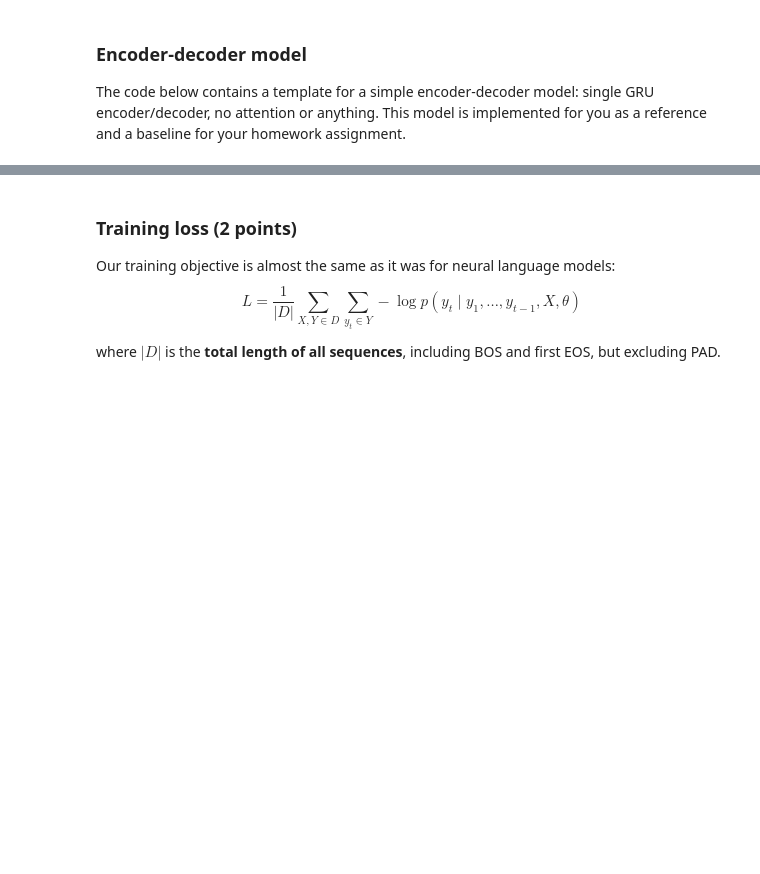
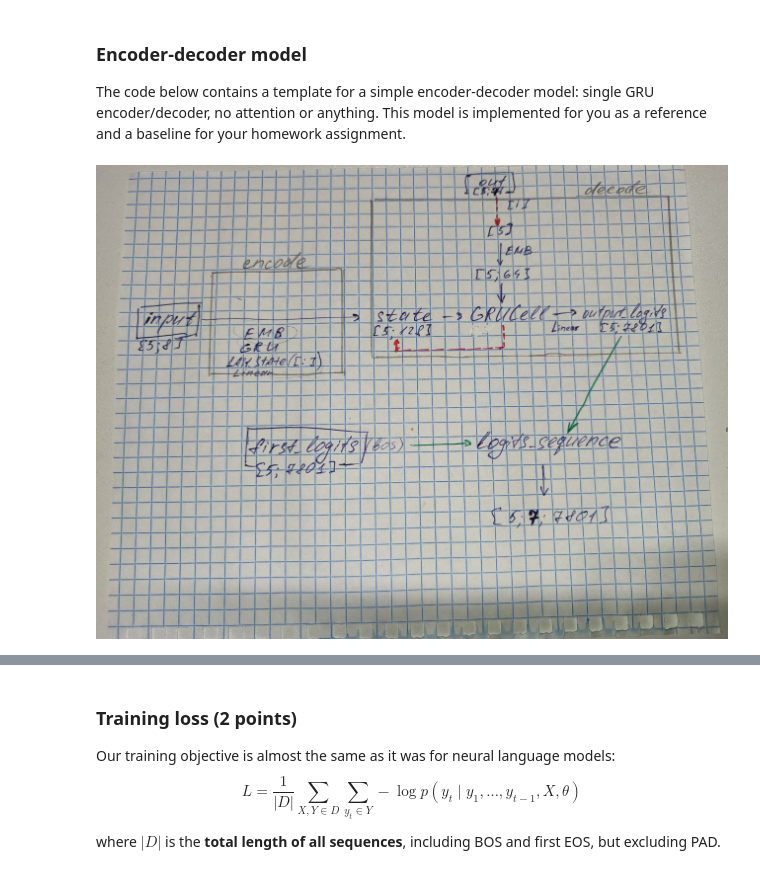
Before and after one commit to denzel-lito/yandexdataschool_nlp_course, a Jupyter notebook: week04_seq2seq/practice_and_homework_pytorch.ipynb, the cells around one changed output, grey strips where cells are left out. Cells and saved outputs as stored; diff of their text form; code cells hidden in the pictures; blank space fills up the shorter version.

```diff
--- a/week04_seq2seq/practice_and_homework_pytorch.ipynb
+++ b/week04_seq2seq/practice_and_homework_pytorch.ipynb
@@ -111,6 +144,11 @@ import torch
 import torch.nn as nn
 import torch.nn.functional as F
 device = 'cuda' if torch.cuda.is_available() else 'cpu'
+# %%
+from IPython.display import Image, display
+display(Image('my_photo_1.jpeg'))
+# %% [output]
+[figure, added]
 # %%
 class BasicModel(nn.Module):
     def __init__(self, inp_voc, out_voc, emb_size=64, hid_size=128):
```
Also changed, not shown: parts of 26 cells of this notebook, 6 other files.
